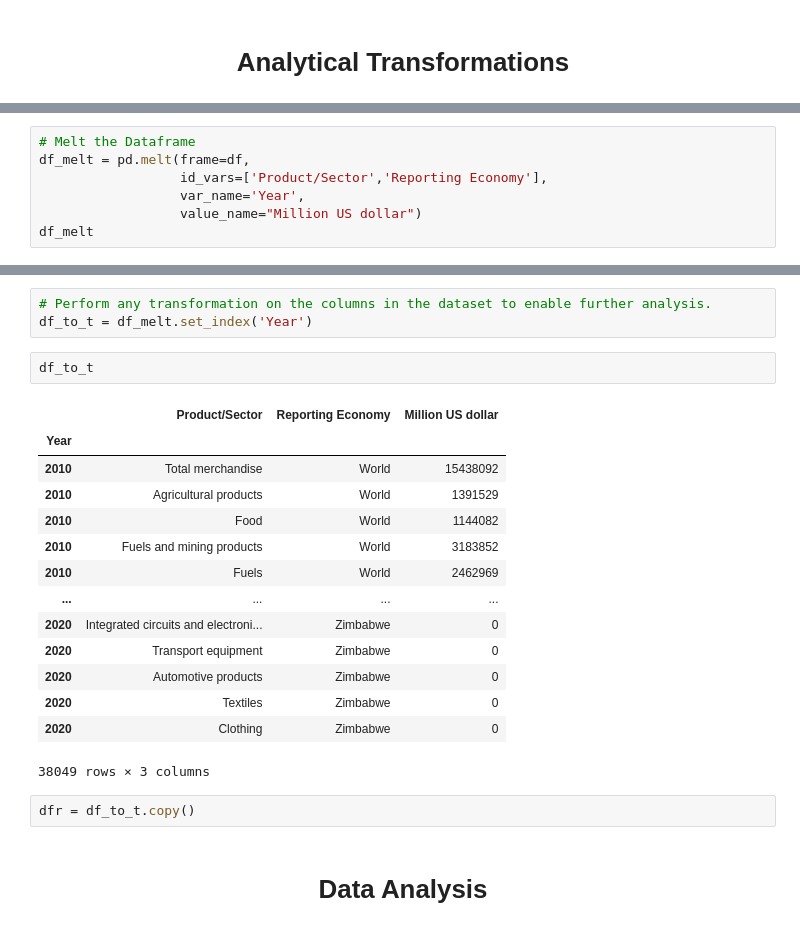
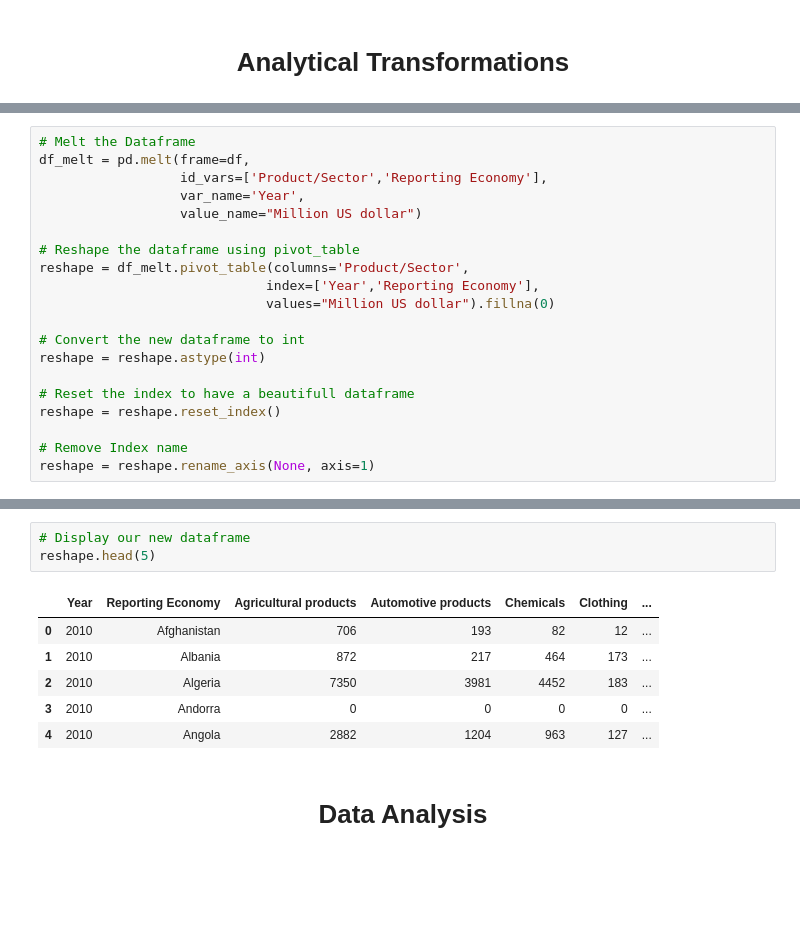
Before and after one commit to kesnel/ayiti-analytics-capstone-project, a Jupyter notebook: EDA.ipynb, the cells around one changed output, grey strips where cells are left out. Cells and saved outputs as stored; diff of their text form; blank space fills up the shorter version.

```diff
--- a/EDA.ipynb
+++ b/EDA.ipynb
@@ -492,4 +344,17 @@ df_melt = pd.melt(frame=df,
                   id_vars=['Product/Sector','Reporting Economy'],
                   var_name='Year',
                   value_name="Million US dollar")
-df_melt
+
+# Reshape the dataframe using pivot_table
+reshape = df_melt.pivot_table(columns='Product/Sector',
+                             index=['Year','Reporting Economy'],
+                             values="Million US dollar").fillna(0)
+
+# Convert the new dataframe to int
+reshape = reshape.astype(int)
+
+# Reset the index to have a beautifull dataframe
+reshape = reshape.reset_index()
+
+# Remove Index name
+reshape = reshape.rename_axis(None, axis=1)
@@ -510,25 +361,13 @@ df_melt
-# %%
-# Perform any transformation on the columns in the dataset to enable further analysis.
-df_to_t = df_melt.set_index('Year')
-# %%
-df_to_t
-# %% [output]
-|  | Product/Sector | Reporting Economy | Million US dollar |
-| Year |  |  |  |
-| 2010 | Total merchandise | World | 15438092 |
-| 2010 | Agricultural products | World | 1391529 |
-| 2010 | Food | World | 1144082 |
-| 2010 | Fuels and mining products | World | 3183852 |
-| 2010 | Fuels | World | 2462969 |
-| ... | ... | ... | ... |
-| 2020 | Integrated circuits and electroni... | Zimbabwe | 0 |
-| 2020 | Transport equipment | Zimbabwe | 0 |
-| 2020 | Automotive products | Zimbabwe | 0 |
-| 2020 | Textiles | Zimbabwe | 0 |
-| 2020 | Clothing | Zimbabwe | 0 |
-38049 rows × 3 columns
-# %%
-dfr = df_to_t.copy()
+# %%
+# Display our new dataframe
+reshape.head(5)
+# %% [output]
+|  | Year | Reporting Economy | Agricultural products | Automotive products | Chemicals | Clothing | ... |
+| 0 | 2010 | Afghanistan | 706 | 193 | 82 | 12 | ... |
+| 1 | 2010 | Albania | 872 | 217 | 464 | 173 | ... |
+| 2 | 2010 | Algeria | 7350 | 3981 | 4452 | 183 | ... |
+| 3 | 2010 | Andorra | 0 | 0 | 0 | 0 | ... |
+| 4 | 2010 | Angola | 2882 | 1204 | 963 | 127 | ... |
 # %% [markdown]
 # <h1 align="center"> Data Analysis </h1>
 # %% [markdown]
```
Also changed, not shown: parts of 17 cells of this notebook, 2 other files.
